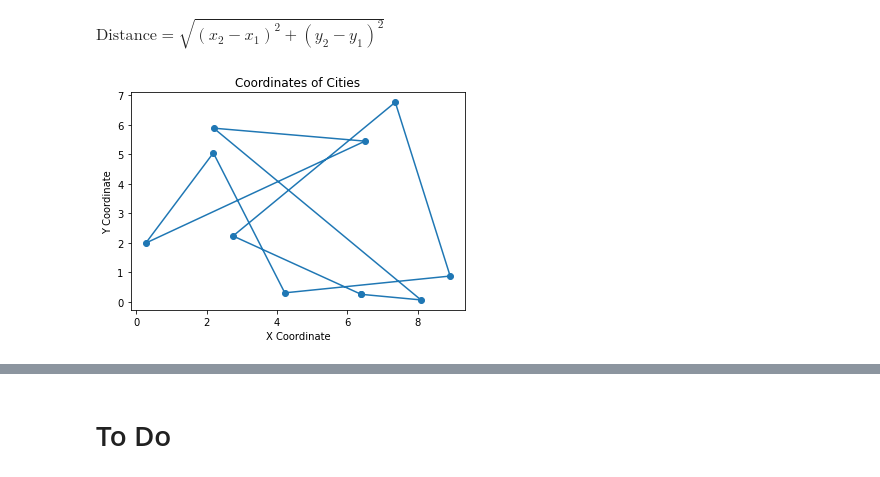
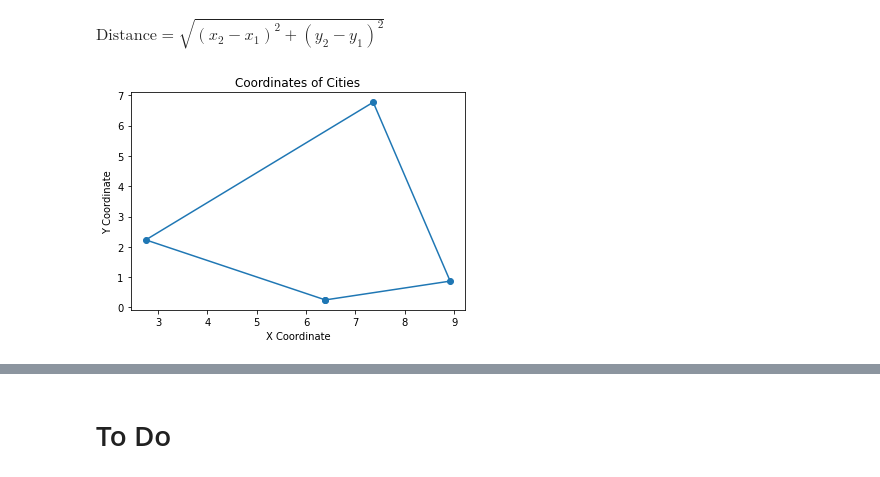
Before and after one commit to evandros-ks/fastblog, a Jupyter notebook: _notebooks/2021-12-22-Tabu_Search.ipynb, the cells around one changed output, grey strips where cells are left out. Drawn from its saved outputs; the diff is of its cells as text; code cells hidden in the pictures.

```diff
--- a/_notebooks/2021-12-22-Tabu_Search.ipynb
+++ b/_notebooks/2021-12-22-Tabu_Search.ipynb
@@ -269,26 +269,26 @@ $\textrm{Distance} = \sqrt{(x_{2}-x_{1})^{2} + (y_{2}-y_{1})^{2}}$
 # %%
 def objective_fn(coordinates):
     return find_total_distance(coordinates)
-# %%
-import matplotlib.pyplot as plt
-import random
-
-random.seed(42)
-
-num_cities = 10
-coordinates = [(round(random.uniform(0, 10), 2), round(random.uniform(0, 10), 2)) for _ in range(num_cities)]
-coordinates = coordinates + [coordinates[0]]
-
-plt.scatter(*zip(*(coordinates)))
-plt.plot(*zip(*(coordinates)))
-
-
-plt.title('Coordinates of Cities')
-plt.xlabel('X Coordinate')
-plt.ylabel('Y Coordinate')
-plt.show()
-# %% [output]
-[figure, removed]
+# %%
+import matplotlib.pyplot as plt
+import random
+
+random.seed(42)
+
+num_cities = 4
+coordinates = [(round(random.uniform(0, 10), 2), round(random.uniform(0, 10), 2)) for _ in range(num_cities)]
+coordinates = coordinates + [coordinates[0]]
+
+plt.scatter(*zip(*(coordinates)))
+plt.plot(*zip(*(coordinates)))
+
+
+plt.title('Coordinates of Cities')
+plt.xlabel('X Coordinate')
+plt.ylabel('Y Coordinate')
+plt.show()
+# %% [output]
+[figure, added]
 # %%
 import itertools
 import math
```
Also changed, not shown: parts of 2 cells of this notebook.
